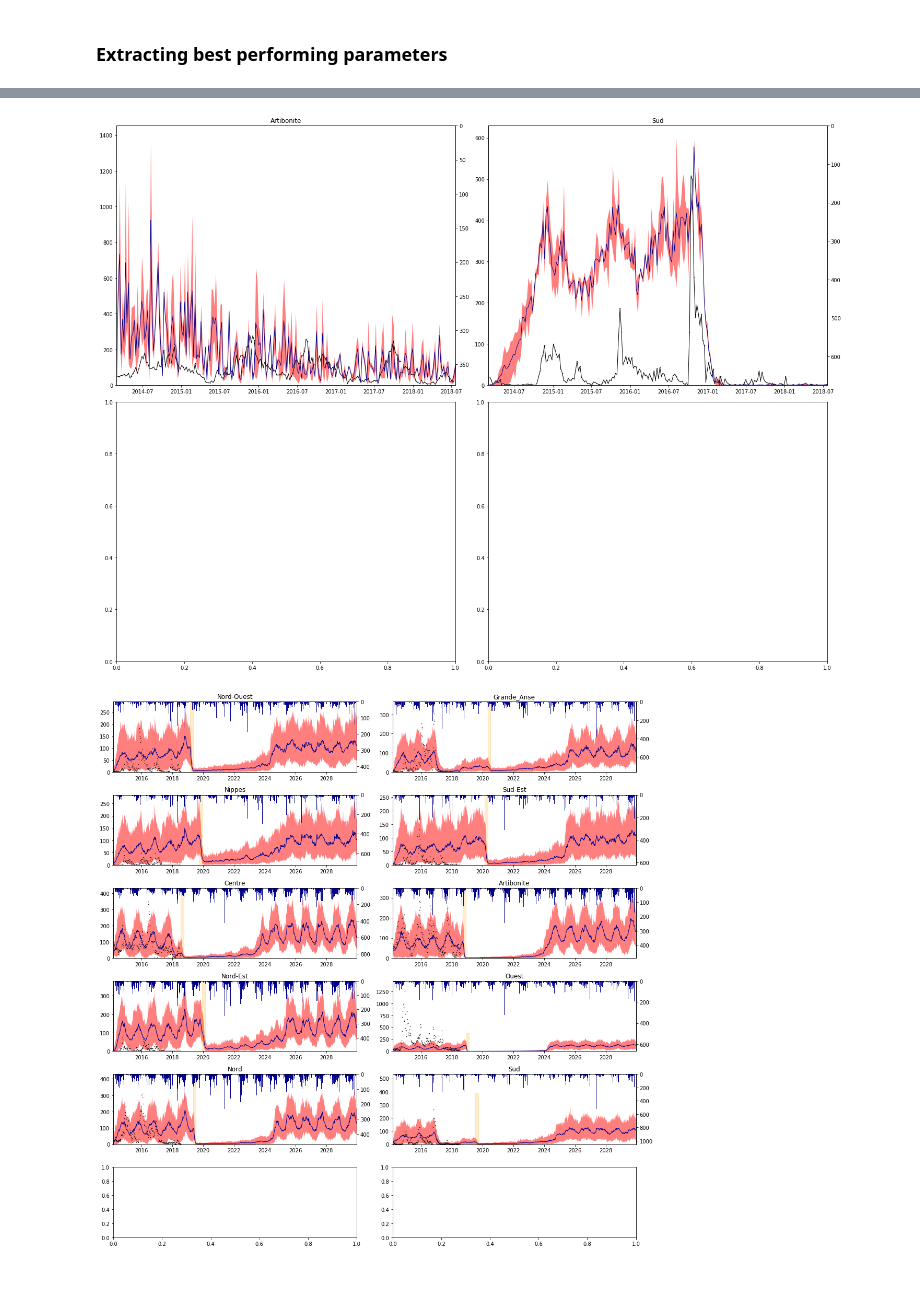
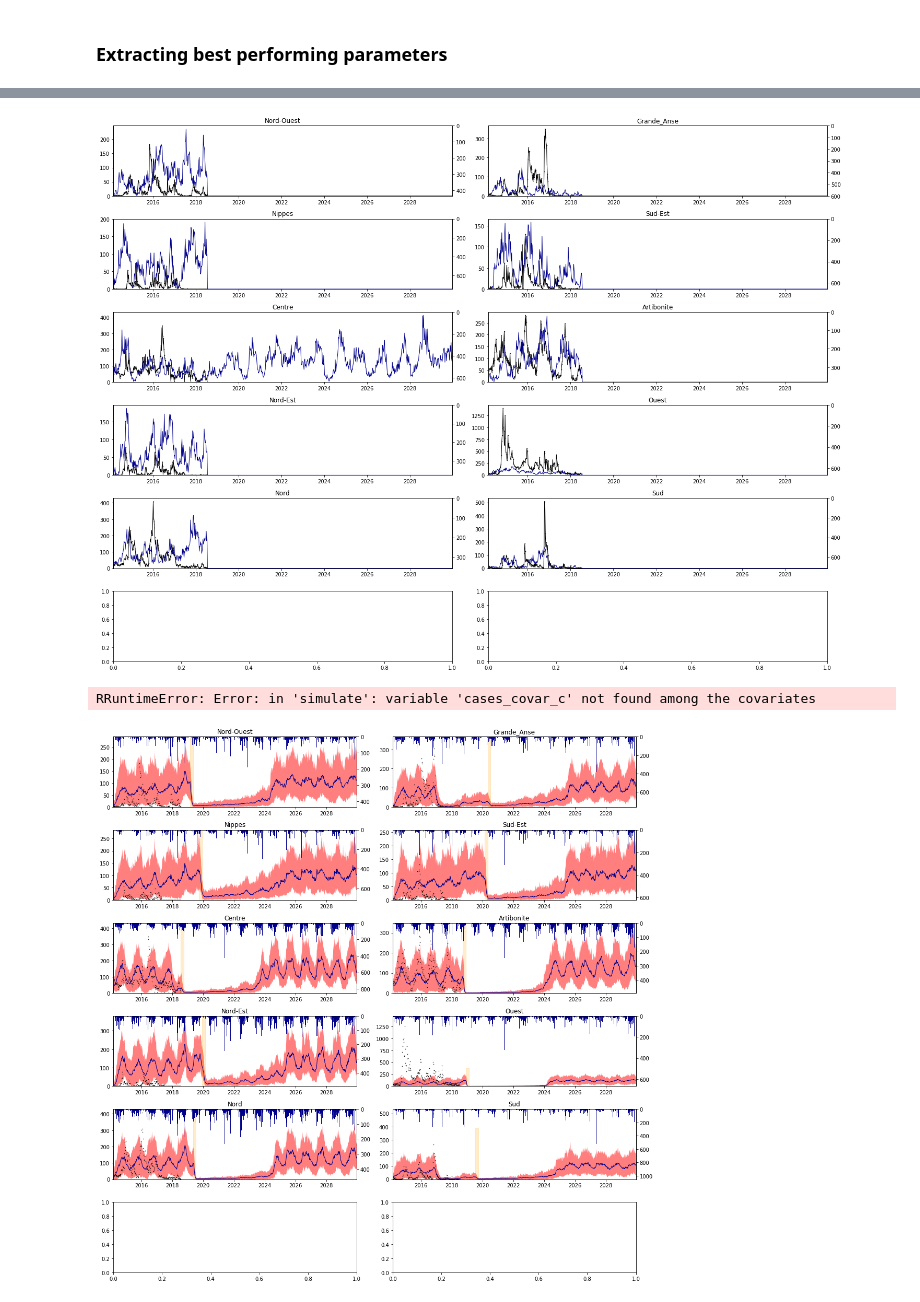
Before and after one commit to jcblemai/haiti-mass-ocv-campaign, a Jupyter notebook: forecast.ipynb, the cells around one changed output, grey strips where cells are left out. Drawn from its saved outputs; the diff is of its cells as text; code cells hidden in the pictures.

```diff
--- a/forecast.ipynb
+++ b/forecast.ipynb
@@ -14,7 +14,7 @@ from rpy2.robjects import pandas2ri
 pandas2ri.activate()
 
 output_dir = 'output_13-24-mob/'
-output_dir = 'output/'
+#output_dir = 'output/'
 
 dept_avail = os.listdir(output_dir)
 
@@ -68,13 +68,18 @@ rain_prj = project_rain(rainfall, t_for)
 rain = pd.concat((rainfall, rain_prj))
 rain.to_csv('haiti-data/proj/rainfall.csv', index_label = 'date')
 # %%
-nsim = 100
-run_lvl = 1
+nsim = 1
+run_lvl = 3
 # %% [markdown]
 ### Extracting best performing parameters
 # %%
 index = pd.DatetimeIndex(start =  t_start,  end = t_for, freq = 'W-SAT')
 r_source = robjects.r['source'];
+
+covar_init = pd.concat([cases]*3, ignore_index=True)[0:-206]
+covar_init.index = pd.DatetimeIndex(start =  datetime.date(2010,10,23),
+                                      end = t_for, freq = 'W-SAT')
+covar_init.to_csv('covar_mob.csv', index_label='date')
 
 all_data = {}
 #all_params = {}
@@ -84,13 +89,13 @@ for i, dp in enumerate(dept_avail):
     robjects.r('output_dir <- "' + output_dir + '"')
     robjects.r('run_level <- ' + str(run_lvl))
     robjects.r('nsim <- ' + str(nsim))
-    robjects.r('cases_ext <- 456')
+    #robjects.r('cases_ext <- 456')
     robjects.r('t_vacc_start <- "' + str('2010-01-01') + '"')
     robjects.r('t_vacc_end  <- "' + str('2010-01-01') + '"')
     robjects.r('p1d_reg <- 0')
     robjects.r('r_v_year <- 0')
     print(dp)
-    r_source('~/phd/haiti-ocv-pomp/scripts/forecast_haitiOCV.R')
+    r_source('~/phd/haiti-ocv-pomp/scripts/forecast_haitiOCV_mob.R')
     if i == 0:
         all_params = pd.DataFrame(np.zeros((len(dept_avail), len(robjects.r('names(params)')))),  columns = robjects.r('names(params)'), index = dept_avail)
     all_params.loc[dp] = robjects.r['params']
@@ -101,9 +106,6 @@ for i, dp in enumerate(dept_avail):
         dept_data[comp] = temp
     all_data[dp] = dept_data
     #all_params[dp] = params
-
-
-
 
 # Convert years in days, 'mu', 'alpha'
 rates = [ "gammaI", "gammaA", "rhoA", 'rhoI', 'mu_B']
@@ -167,28 +141,28 @@ Name: Artibonite, dtype: float64
 # %%
 ti = input_parameters['t_start']
-tf = datetime.date(2018,7,21)
+tf = t_for#datetime.date(2018,7,21)
 
 fig, axes = plt.subplots((len(all_data))//2+1, 2, figsize=(20,15), squeeze = True);
 fig.patch.set_facecolor('white')
 axes = axes.flatten();
 for i, dp in enumerate(dept_avail):
     axt =  axes[i].twinx()
     axes[i].plot(cases[dp][t_start:][ti:tf], marker='.', linestyle='-',color='k', linewidth=1, markersize=1 )
     axes[i].fill_between(all_data[dp]['cases']['q05'][ti:tf].index, all_data[dp]['cases']['q05'][ti:tf], all_data[dp]['cases']['q95'][ti:tf], alpha = .5, color = 'red', linewidth = 0)
     #axes[i].plot(all_data[dp]['cases']['mean'], linewidth=1, alpha = 1,linestyle='-.', color = 'black')
     axes[i].plot(all_data[dp]['cases']['q50'][ti:tf], alpha = 1,linestyle='-', linewidth = 1, color = 'darkblue')
     #axt.bar(pd.date_range(t_start,t_for, freq='W-SAT')[ti:tf].date, rain[dp].resample('W-SAT').sum()[t_start:t_for][ti:tf],
     #            label = r'Rainfall', color = 'darkblue', width=7, alpha = 1)
 
     axes[i].set_title(dp)
     axes[i].set_ylim(0)
     axt.set_ylim(2*max(rain[dp].resample('W-SAT').sum()[t_start:t_for]),0) # check if only reverse y
     axes[i].set_xlim(ti, tf)
     #axes[i].legend()
 
 fig.tight_layout()
 # %% [output]
-[figure, old version]
+[figure, new version]
 # %%
 import seaborn as sns
 sns.pairplot(params_disp, markers = '.')
@@ -279,6 +253,8 @@ for i, dp in enumerate(dept_avail):
         dept_data[comp] = temp
     all_data_vacc[dp] = dept_data
     #all_params[dp] = params
+# %% [output]
+RRuntimeError: Error: in 'simulate': variable 'cases_covar_c' not found among the covariates
 # %%
 fig, axes = plt.subplots((len(all_data))//2+1, 2, figsize=(15,15), squeeze = True);
 axes = axes.flatten();
```
Also changed, not shown: parts of 7 cells of this notebook, 4 other files.
